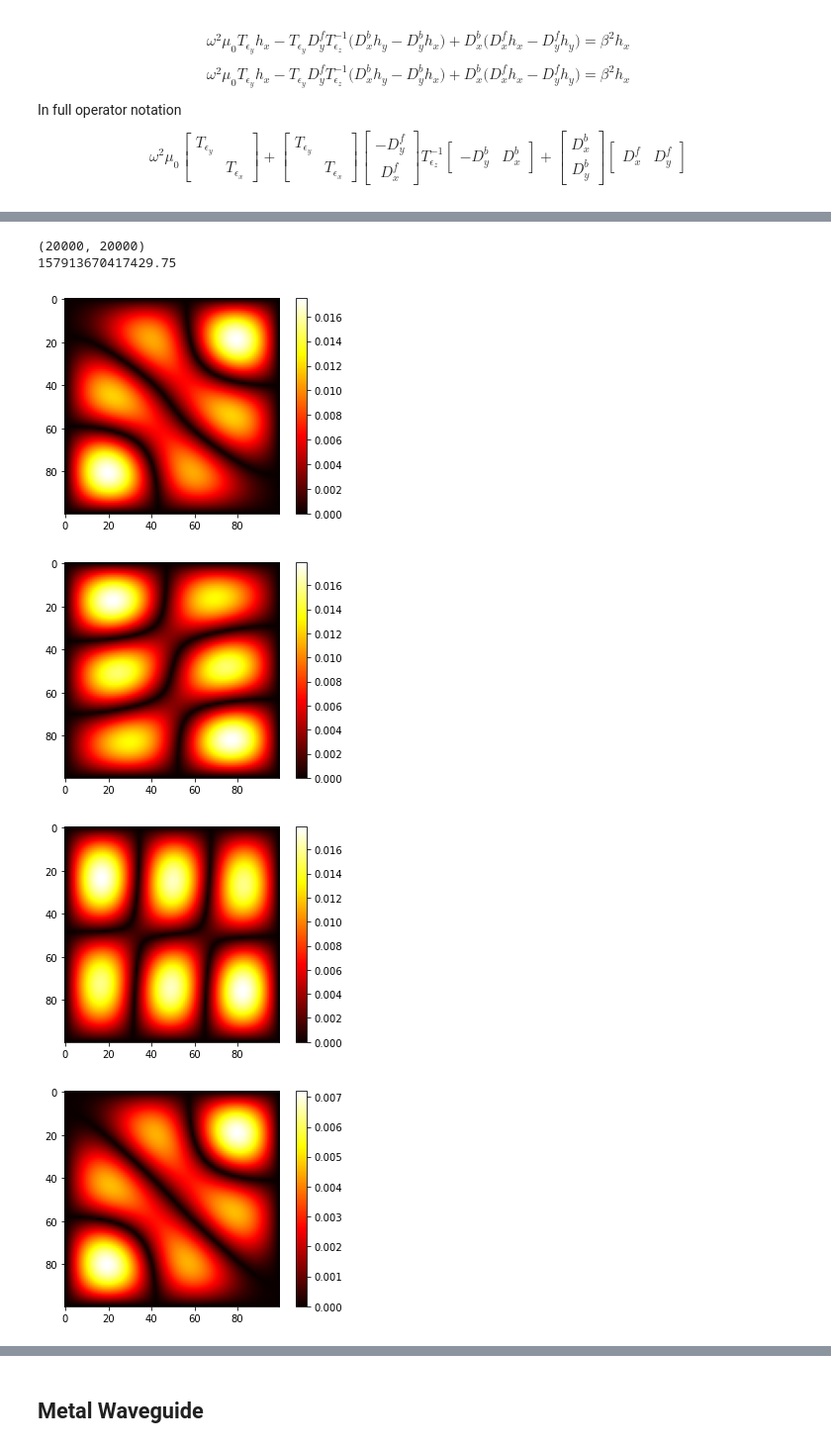
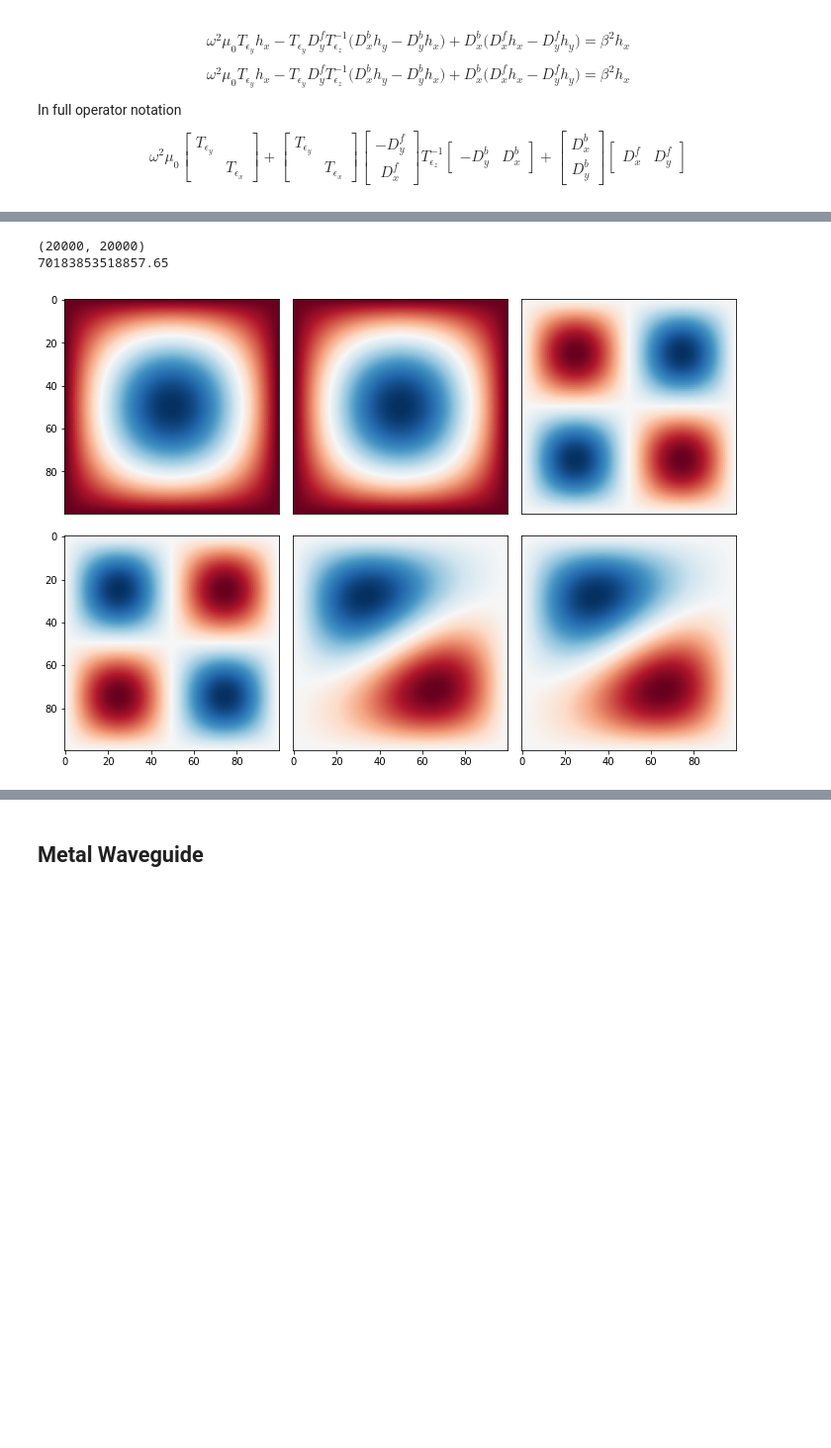
Before and after one commit to zhaonat/eigenwell, a Jupyter notebook: notebooks/3D waveguide solve.ipynb, the cells around one changed output, grey strips where cells are left out. Shown at 99% size. Drawn from its saved outputs; the diff is of its cells as text; code cells hidden in the pictures; blank space fills up the shorter version.

Commit message:
3d waveguide

```diff
--- a/notebooks/3D waveguide solve.ipynb
+++ b/notebooks/3D waveguide solve.ipynb
@@ -68,7 +68,7 @@ xrange = [-Lx/2, Lx/2]
 yrange = [-Ly/2, Ly/2]
 print(xrange)
 
-wvlen = 0.5e-6;
+wvlen = 0.75e-6;
 
 omega = 2*np.pi*C0/wvlen;
 
@@ -158,17 +158,21 @@ print(sigma)
 vals, vecs = eigs(A, k = K, which = 'SM')
 # %% [output]
 (20000, 20000)
-157913670417429.75
+70183853518857.65
 # %%
-for i in range(K):
+plt.figure(figsize = (10,7))
+for i in range(6):
+    plt.subplot(2,3,i+1)
     v = vecs[:,i]
     hx = v[0:np.prod(N)].reshape(N)
     hy = v[np.prod(N):].reshape(N)
-    plt.figure();
-    plt.imshow(np.abs(hy), cmap = 'hot')
-    plt.colorbar();
+    plt.imshow(np.real(hy), cmap = 'RdBu')
+    if(i<3):
+        plt.xticks([])
+    if(i!= 0 and i!=3):
+        plt.yticks([])
+plt.savefig('../img/conductor_3D_waveguide.png',dpi = 300)
+plt.tight_layout();
+plt.show();
 # %% [output]
-[figure, old version]
+[figure, new version]
-[figure, removed]
-[figure, removed]
-[figure, removed]
```
Also changed, not shown: parts of 2 cells of this notebook, 1 other file.
